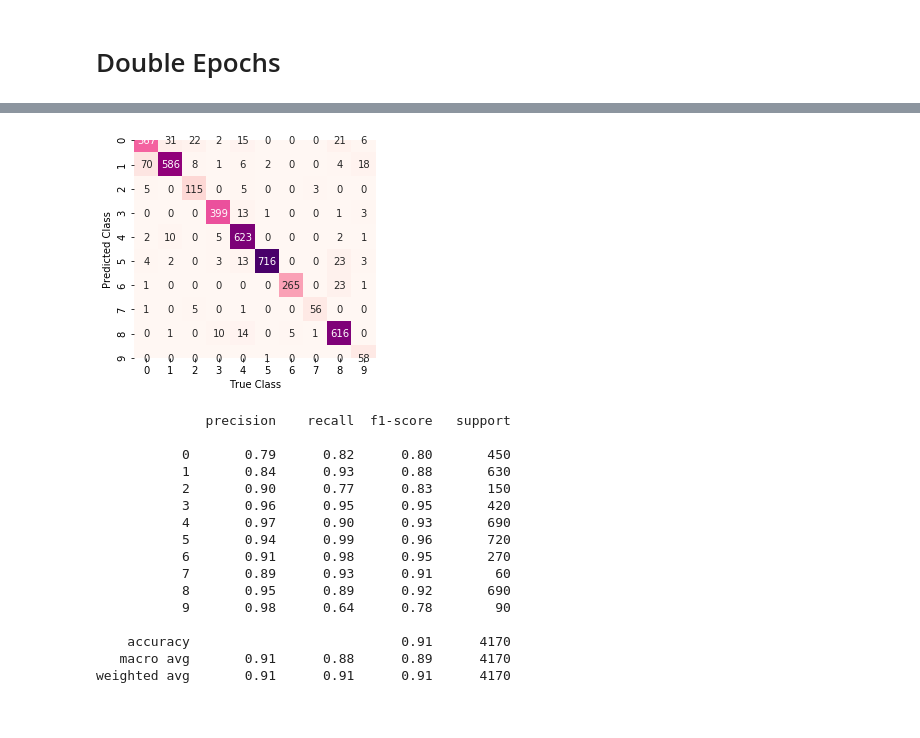
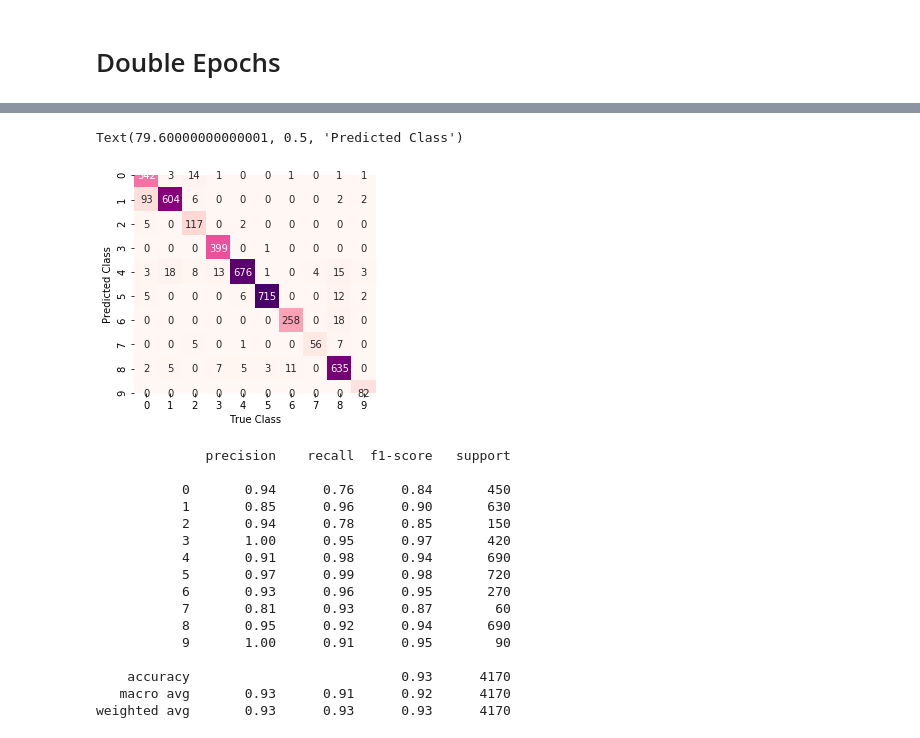
Before and after one commit to aln3/DMML_CW2_Group2, a Jupyter notebook: NeuralNetsParameterChange.ipynb, the cells around one changed output, grey strips where cells are left out. Drawn from its saved outputs; the diff is of its cells as text; code cells hidden in the pictures.

```diff
--- a/NeuralNetsParameterChange.ipynb
+++ b/NeuralNetsParameterChange.ipynb
@@ -480,11 +489,11 @@ weighted avg       0.91      0.91      0.91      4170
 # %% [markdown]
 # Double Epochs
 # %%
-model4 = Sequential()
+model5 = Sequential()
 # %%
-model4.add(Dense(512, activation='relu', input_shape=(784,)))
-model4.add(Dense(512, activation='relu'))
-model4.add(Dense(10, activation='softmax'))
+model5.add(Dense(512, activation='relu', input_shape=(784,)))
+model5.add(Dense(512, activation='relu'))
+model5.add(Dense(10, activation='softmax'))
 # %%
-model4.compile(optimizer='adam', loss='categorical_crossentropy', metrics=['accuracy'])
+model5.compile(optimizer='adam', loss='categorical_crossentropy', metrics=['accuracy'])
 # %%
@@ -505,7 +514,7 @@ Trainable params: 669,706
 Non-trainable params: 0
 _________________________________________________________________
 # %%
-DoubleEpochs = model4.fit(x_train,y_train,epochs=40,validation_data=(x_test,y_test))
+DoubleEpochs = model5.fit(x_train,y_train,epochs=40,validation_data=(x_test,y_test))
 # %% [output]
 Train on 12660 samples, validate on 4170 samples
 Epoch 1/40
@@ -545,27 +557,28 @@ score
 # %%
-predictions = model4.predict_classes(x_test, batch_size=10)
+predictions = model5.predict_classes(x_test, batch_size=10)
 cm = confusion_matrix(rounded_labels, predictions)
 sns.heatmap(cm.T, square=True, annot=True,cmap="RdPu", fmt='.0f', cbar=False)
 plt.xlabel('True Class')
 plt.ylabel('Predicted Class')
 # %% [output]
+Text(79.60000000000001, 0.5, 'Predicted Class')
-[figure, old version]
+[figure, new version]
 # %%
 print(classification_report(rounded_labels,predictions))
 # %% [output]
               precision    recall  f1-score   support
 
-           0       0.79      0.82      0.80       450
-           1       0.84      0.93      0.88       630
-           2       0.90      0.77      0.83       150
-           3       0.96      0.95      0.95       420
-           4       0.97      0.90      0.93       690
-           5       0.94      0.99      0.96       720
-           6       0.91      0.98      0.95       270
-           7       0.89      0.93      0.91        60
-           8       0.95      0.89      0.92       690
-           9       0.98      0.64      0.78        90
+           0       0.94      0.76      0.84       450
+           1       0.85      0.96      0.90       630
+           2       0.94      0.78      0.85       150
+           3       1.00      0.95      0.97       420
+           4       0.91      0.98      0.94       690
+           5       0.97      0.99      0.98       720
+           6       0.93      0.96      0.95       270
+           7       0.81      0.93      0.87        60
+           8       0.95      0.92      0.94       690
+           9       1.00      0.91      0.95        90
 
-    accuracy                           0.91      4170
-   macro avg       0.91      0.88      0.89      4170
-weighted avg       0.91      0.91      0.91      4170
+    accuracy                           0.93      4170
+   macro avg       0.93      0.91      0.92      4170
+weighted avg       0.93      0.93      0.93      4170
```
Also changed, not shown: parts of 52 cells of this notebook.
